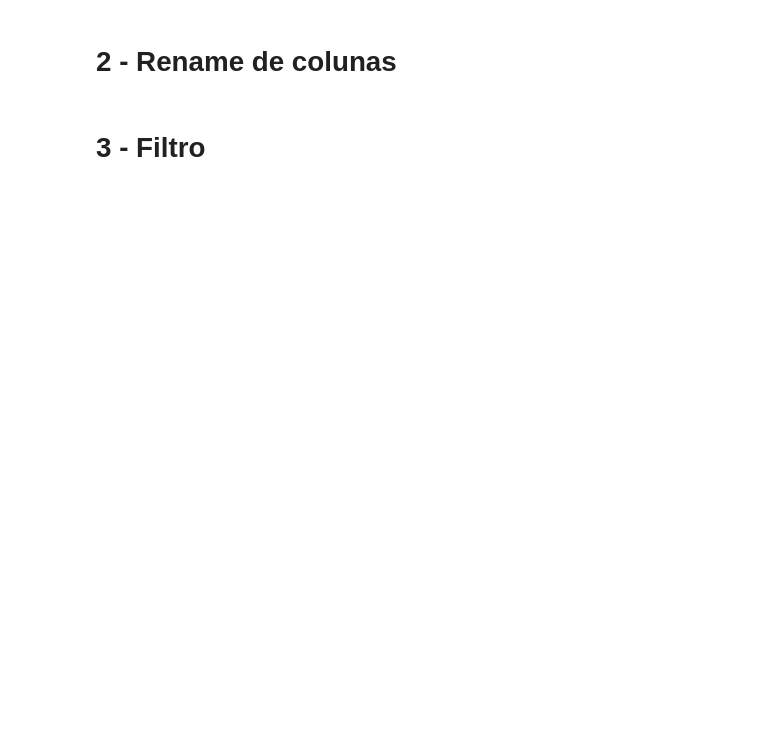
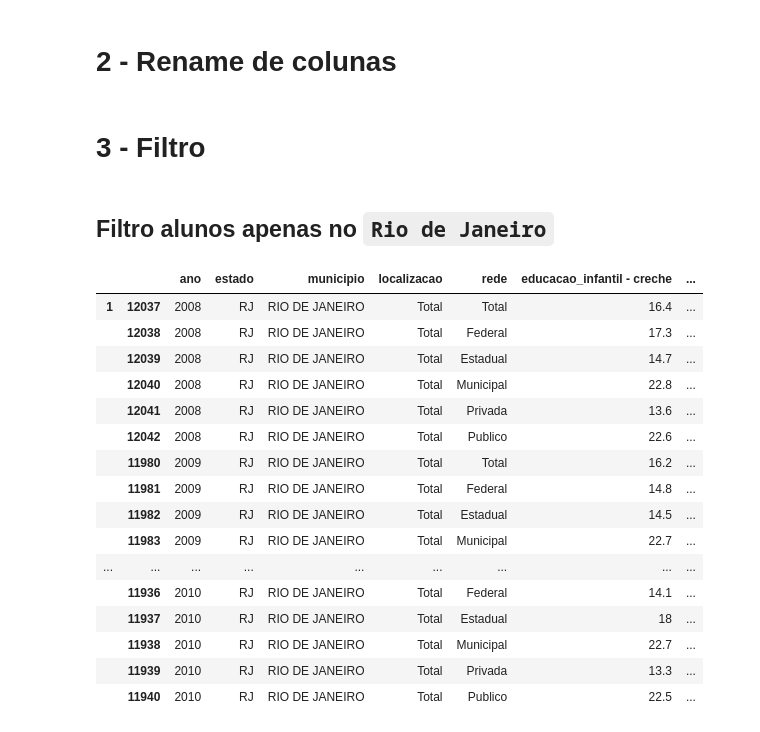
Before and after one commit to sbouchardet/inf2420, a Jupyter notebook: ExploreDatasets.ipynb, the cells around one changed output. Drawn from its saved outputs; the diff is of its cells as text; code cells hidden in the pictures; blank space fills up the shorter version.

```diff
--- a/ExploreDatasets.ipynb
+++ b/ExploreDatasets.ipynb
@@ -109,0 +121,15 @@ alunos_renamed_filtred = alunos_renamed[
+# %%
+def filter_df(df):
+    df_renamed_filtred = df[
+        (~df["municipio"].isnull()) &
+        (df["ano"] != "Ano")]
+
+    df_clean = df_renamed_filtred[["ano",
+                        "estado",
+                        "municipio",
+                        "localizacao",
+                        "rede",
+                        "educacao_infantil - creche",
+                        "educacao_infantil - pre-escola"]]
+
+    return df_clean
@@ -109,0 +138,2 @@ alunos_renamed_filtred = alunos_renamed[
+# %% [markdown]
+## Filtro alunos apenas no `Rio de Janeiro`
@@ -109,0 +146,20 @@ alunos_renamed_filtred = alunos_renamed[
+# %%
+alunos_rj[alunos_rj["localizacao"] == "Total"]
+# %% [output]
+|  |  | ano | estado | municipio | localizacao | rede | educacao_infantil - creche | ... |
+| 1 | 12037 | 2008 | RJ | RIO DE JANEIRO | Total | Total | 16.4 | ... |
+|  | 12038 | 2008 | RJ | RIO DE JANEIRO | Total | Federal | 17.3 | ... |
+|  | 12039 | 2008 | RJ | RIO DE JANEIRO | Total | Estadual | 14.7 | ... |
+|  | 12040 | 2008 | RJ | RIO DE JANEIRO | Total | Municipal | 22.8 | ... |
+|  | 12041 | 2008 | RJ | RIO DE JANEIRO | Total | Privada | 13.6 | ... |
+|  | 12042 | 2008 | RJ | RIO DE JANEIRO | Total | Publico | 22.6 | ... |
+|  | 11980 | 2009 | RJ | RIO DE JANEIRO | Total | Total | 16.2 | ... |
+|  | 11981 | 2009 | RJ | RIO DE JANEIRO | Total | Federal | 14.8 | ... |
+|  | 11982 | 2009 | RJ | RIO DE JANEIRO | Total | Estadual | 14.5 | ... |
+|  | 11983 | 2009 | RJ | RIO DE JANEIRO | Total | Municipal | 22.7 | ... |
+| ... | ... | ... | ... | ... | ... | ... | ... | ... |
+|  | 11936 | 2010 | RJ | RIO DE JANEIRO | Total | Federal | 14.1 | ... |
+|  | 11937 | 2010 | RJ | RIO DE JANEIRO | Total | Estadual | 18 | ... |
+|  | 11938 | 2010 | RJ | RIO DE JANEIRO | Total | Municipal | 22.7 | ... |
+|  | 11939 | 2010 | RJ | RIO DE JANEIRO | Total | Privada | 13.3 | ... |
+|  | 11940 | 2010 | RJ | RIO DE JANEIRO | Total | Publico | 22.5 | ... |
```
Also changed, not shown: parts of 13 cells of this notebook, 9 other files.
